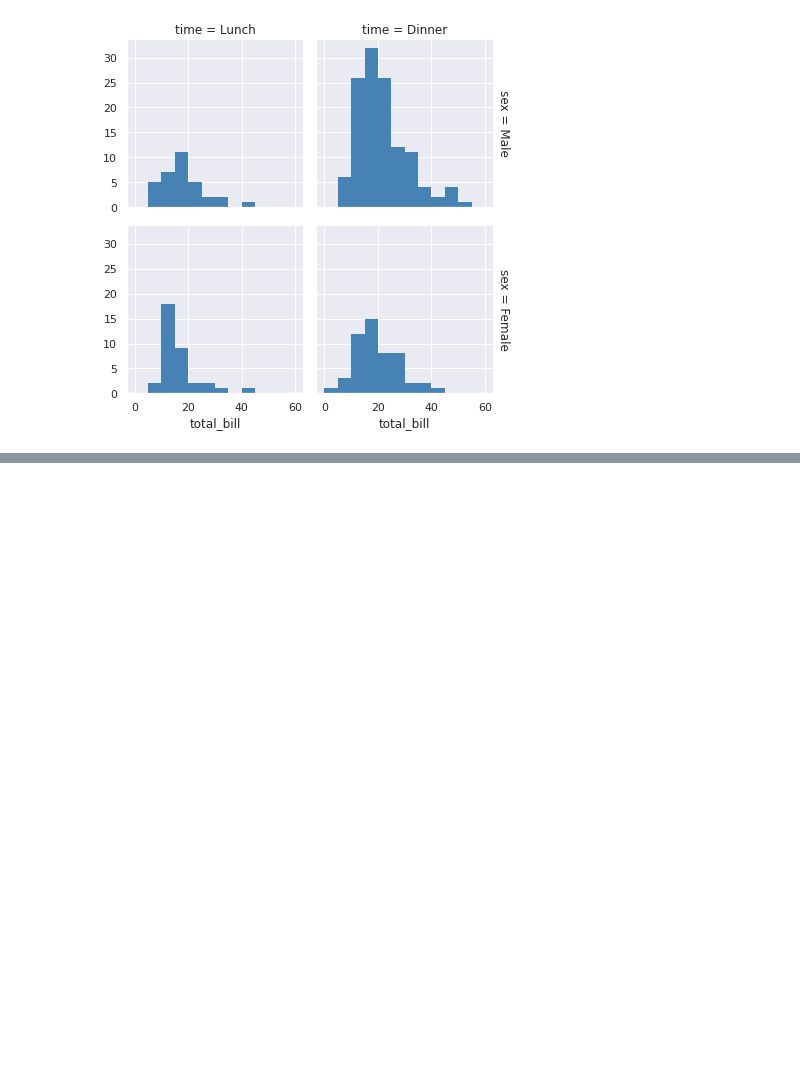
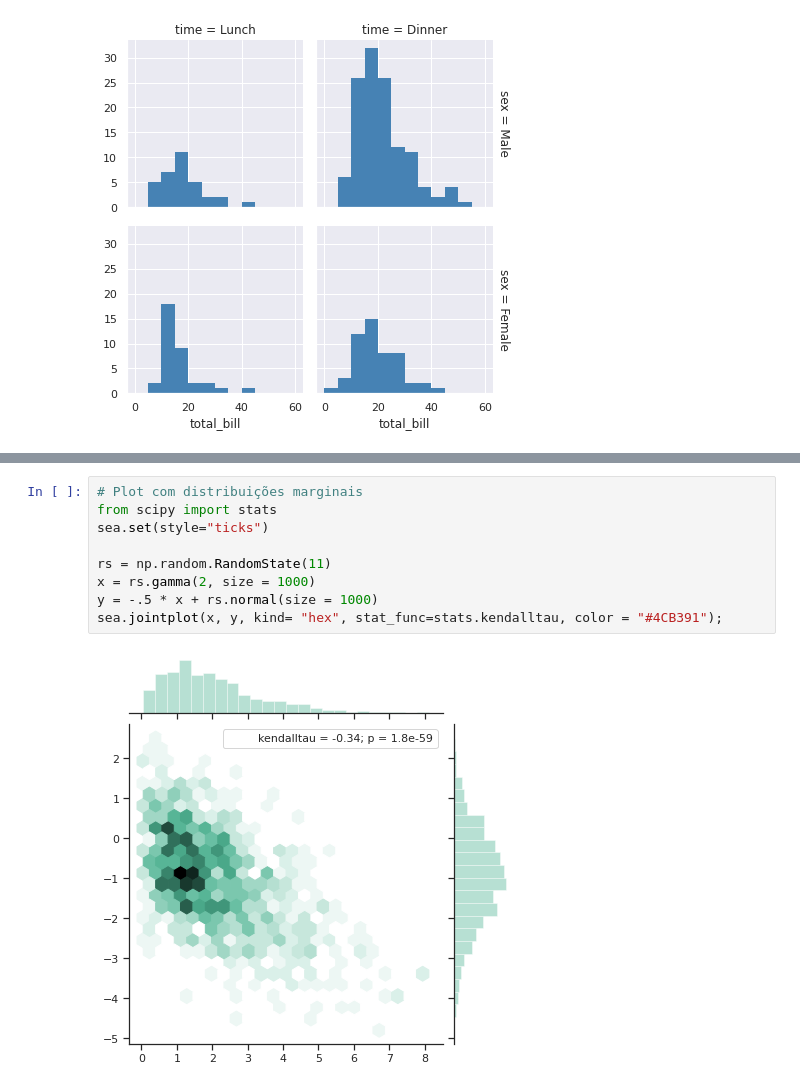
Before and after one commit to leonardodamata/Python_Analise_Dados, a Jupyter notebook: seaborn.ipynb, the cells around one changed output, grey strips where cells are left out. Cells and saved outputs as stored; diff of their text form; blank space fills up the shorter version.

Commit message:
Regressão Linear com Distribuições Marginais

```diff
--- a/seaborn.ipynb
+++ b/seaborn.ipynb
@@ -146,0 +167,11 @@ g.map(plt.hist, "total_bill", color = "steelblue", bins = bins, lw = 0);
+# %%
+# Plot com distribuições marginais
+from scipy import stats
+sea.set(style="ticks")
+
+rs = np.random.RandomState(11)
+x = rs.gamma(2, size = 1000)
+y = -.5 * x + rs.normal(size = 1000)
+sea.jointplot(x, y, kind= "hex", stat_func=stats.kendalltau, color = "#4CB391");
+# %% [output]
+[figure, added]
```
Also changed, not shown: parts of 16 cells of this notebook, 1 other file.
